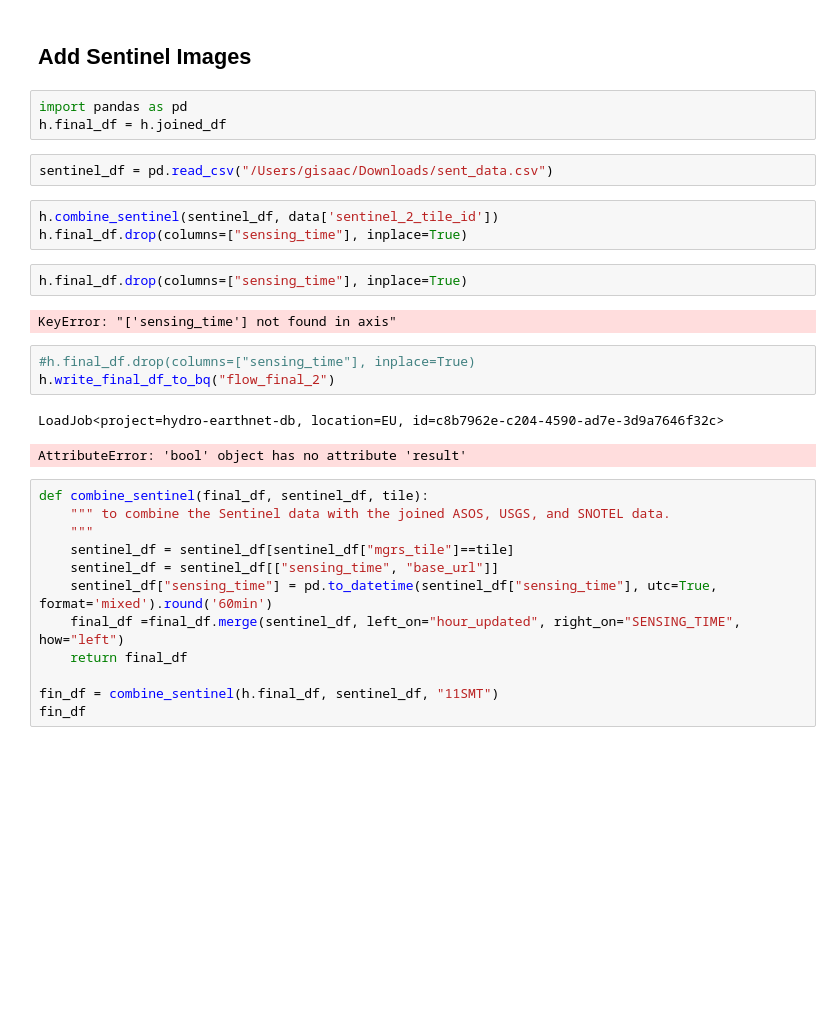
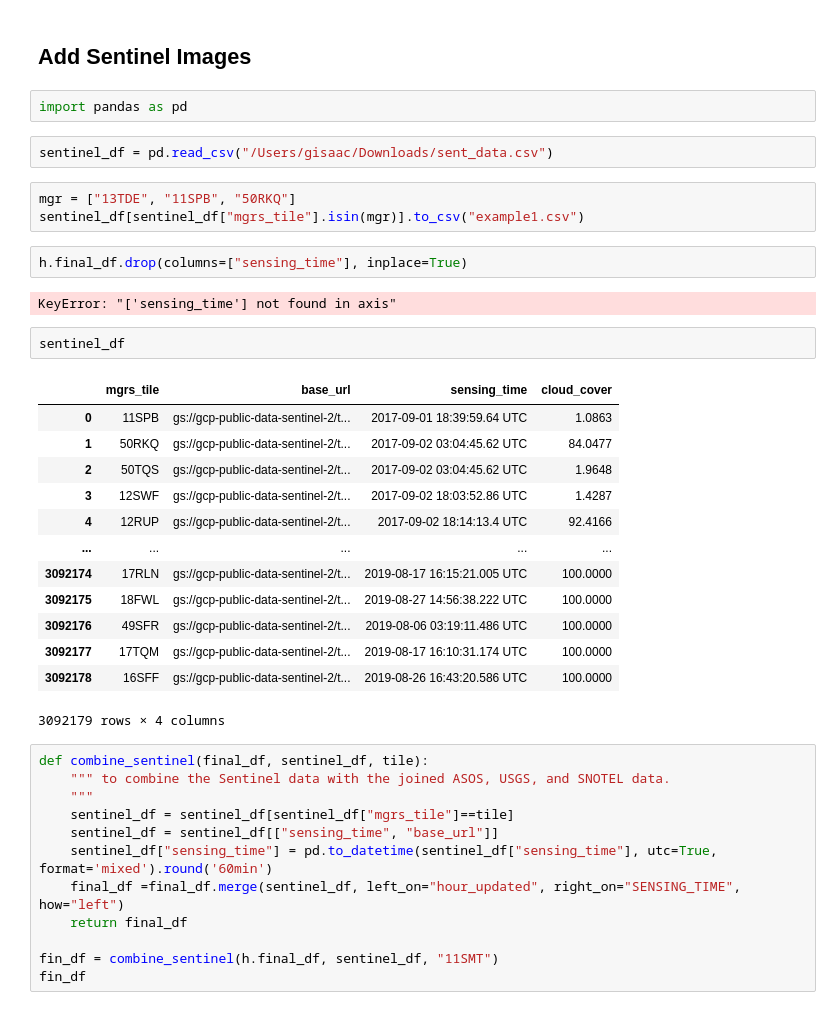
Before and after one commit to AIStream-Peelout/Water, a Jupyter notebook: notebook_etl_building/Scraping-Test-Play-Ground copy.ipynb, the cells around one changed output. Saved outputs shown, nothing was run; the diff lists cells and outputs as text; blank space fills up the shorter version.

```diff
--- a/notebook_etl_building/Scraping-Test-Play-Ground copy.ipynb
+++ b/notebook_etl_building/Scraping-Test-Play-Ground copy.ipynb
@@ -97,22 +99,31 @@ h.joined_df
 ## Add Sentinel Images
 # %%
 import pandas as pd
-h.final_df = h.joined_df
 # %%
 sentinel_df = pd.read_csv("/Users/gisaac/Downloads/sent_data.csv")
 # %%
-h.combine_sentinel(sentinel_df, data['sentinel_2_tile_id'])
-h.final_df.drop(columns=["sensing_time"], inplace=True)
+mgr = ["13TDE", "11SPB", "50RKQ"]
+sentinel_df[sentinel_df["mgrs_tile"].isin(mgr)].to_csv("example1.csv")
 # %%
 h.final_df.drop(columns=["sensing_time"], inplace=True)
 # %% [output]
 KeyError: "['sensing_time'] not found in axis"
 # %%
-#h.final_df.drop(columns=["sensing_time"], inplace=True)
-h.write_final_df_to_bq("flow_final_2")
+sentinel_df
 # %% [output]
+|  | mgrs_tile | base_url | sensing_time | cloud_cover |
+| 0 | 11SPB | gs://gcp-public-data-sentinel-2/t... | 2017-09-01 18:39:59.64 UTC | 1.0863 |
+| 1 | 50RKQ | gs://gcp-public-data-sentinel-2/t... | 2017-09-02 03:04:45.62 UTC | 84.0477 |
+| 2 | 50TQS | gs://gcp-public-data-sentinel-2/t... | 2017-09-02 03:04:45.62 UTC | 1.9648 |
+| 3 | 12SWF | gs://gcp-public-data-sentinel-2/t... | 2017-09-02 18:03:52.86 UTC | 1.4287 |
+| 4 | 12RUP | gs://gcp-public-data-sentinel-2/t... | 2017-09-02 18:14:13.4 UTC | 92.4166 |
+| ... | ... | ... | ... | ... |
+| 3092174 | 17RLN | gs://gcp-public-data-sentinel-2/t... | 2019-08-17 16:15:21.005 UTC | 100.0000 |
+| 3092175 | 18FWL | gs://gcp-public-data-sentinel-2/t... | 2019-08-27 14:56:38.222 UTC | 100.0000 |
+| 3092176 | 49SFR | gs://gcp-public-data-sentinel-2/t... | 2019-08-06 03:19:11.486 UTC | 100.0000 |
+| 3092177 | 17TQM | gs://gcp-public-data-sentinel-2/t... | 2019-08-17 16:10:31.174 UTC | 100.0000 |
+| 3092178 | 16SFF | gs://gcp-public-data-sentinel-2/t... | 2019-08-26 16:43:20.586 UTC | 100.0000 |
-LoadJob<project=hydro-earthnet-db, location=EU, id=c8b7962e-c204-4590-ad7e-3d9a7646f32c>
+3092179 rows × 4 columns
-AttributeError: 'bool' object has no attribute 'result'
 # %%
 def combine_sentinel(final_df, sentinel_df, tile):
     """ to combine the Sentinel data with the joined ASOS, USGS, and SNOTEL data.
```
Also changed, not shown: parts of 2 cells of this notebook, 1 other file.
